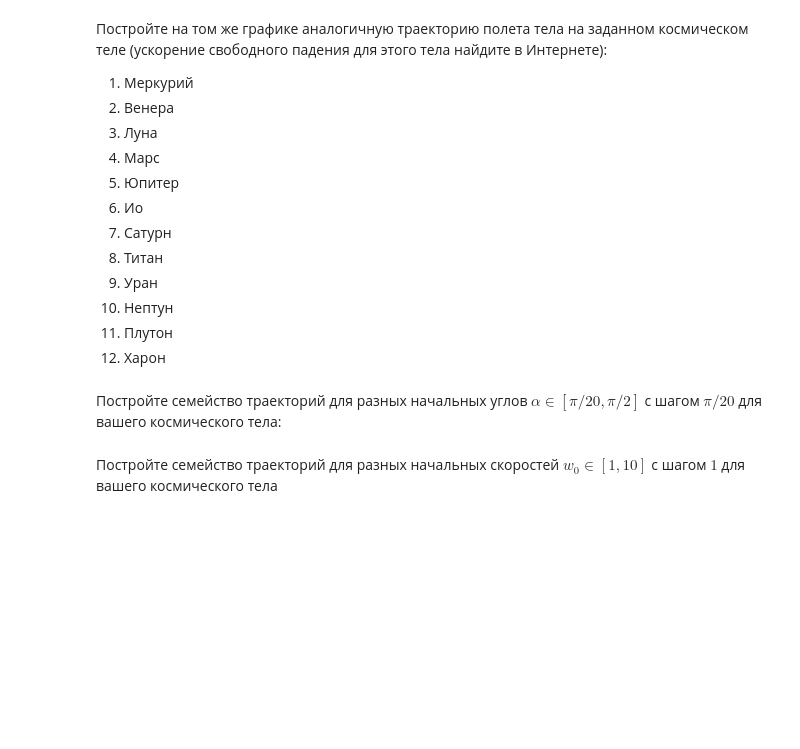
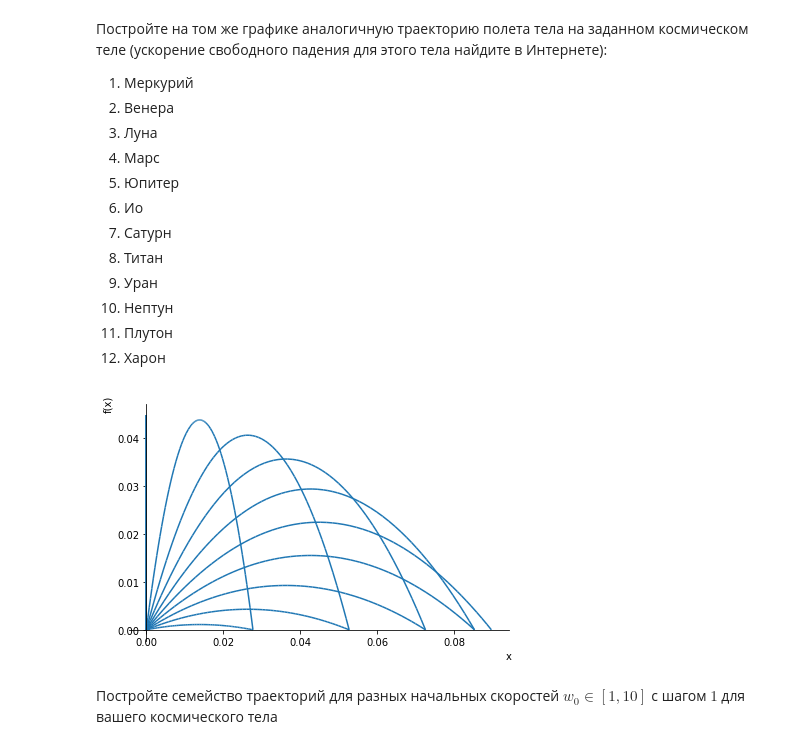
Before and after one commit to comrade-pavel-sergeevich/de2, a Jupyter notebook: 01prac1.ipynb, the cells around one changed output. Saved outputs shown, nothing was run; the diff lists cells and outputs as text; code cells hidden in the pictures; blank space fills up the shorter version.

```diff
--- a/01prac1.ipynb
+++ b/01prac1.ipynb
@@ -286,7 +339,17 @@ p = plot(ya, (x, 0, x1a))
 p1 =
 p.extend(p1)
 p.show()
-# %% [markdown]
-Постройте семейство траекторий для разных начальных углов $\alpha\in[\pi/20, \pi/2]$ с шагом $\pi/20$ для вашего космического тела:
+# %%
+from sympy import * # пакет символьных вычислений
+import numpy as np # пакет для работы с многомерными массивами
+x, y, t, w0, a, g = symbols("x y t w0 a g")
+p = plot(show=False)
+for A in np.arange(np.pi/20, np.pi/20*11, np.pi/20):
+  ya1 = Y.subs(g, 11.15).subs(w0, 1).subs(a, A) # уравнение траектории
+  x1a1 = x1.subs(g, 11.15).subs(w0, 1).subs(a, A) # точка падения
+  p.extend(plot(ya1, (x, 0, x1a1),show=False))
+p.show()
+# %% [output]
+[figure, added]
 # %% [markdown]
 Постройте семейство траекторий для разных начальных скоростей $w_0\in[1,10]$ с шагом $1$ для вашего космического тела
```
Also changed, not shown: parts of 10 cells of this notebook.
